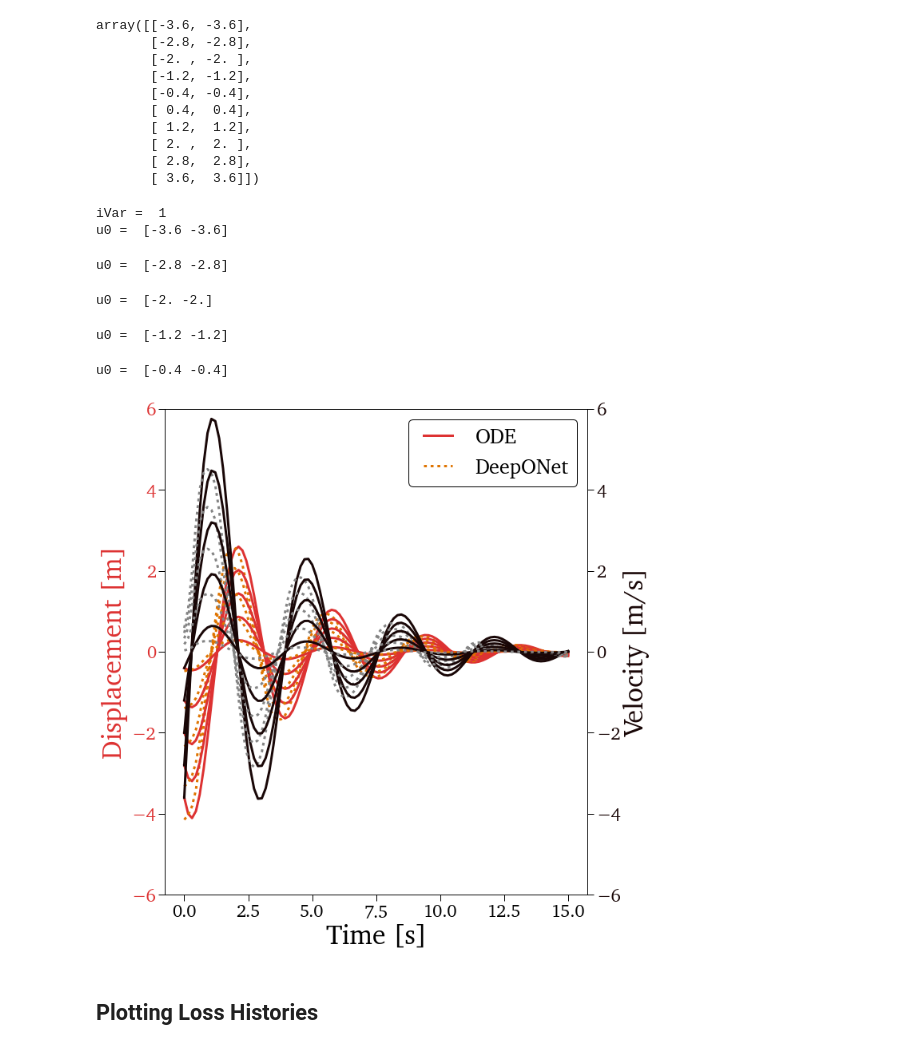
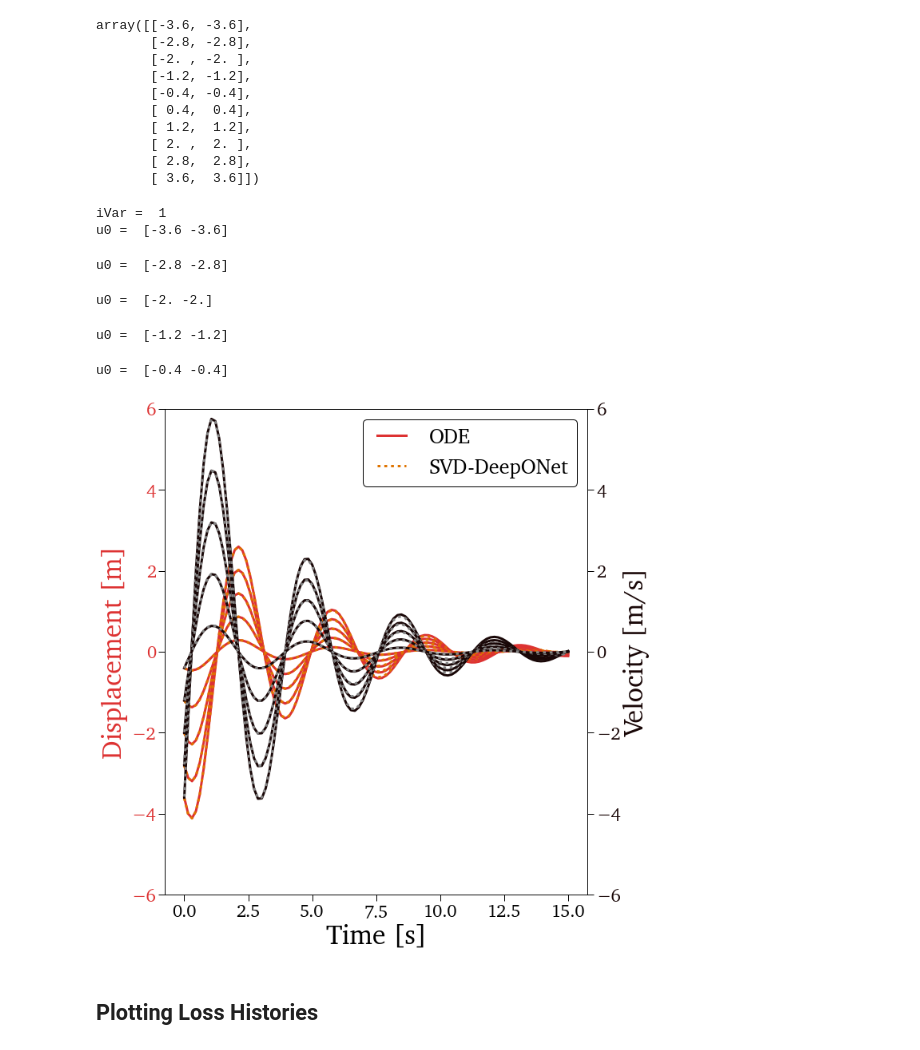
Before and after one commit to sandialabs/romnet, a Jupyter notebook: scripts/postprocessing/MassSpringDamper/DeepONet/Predict_DeepONet.ipynb, the cells around one changed output. Drawn from its saved outputs; the diff is of its cells as text; code cells hidden in the pictures.

```diff
--- a/scripts/postprocessing/MassSpringDamper/DeepONet/Predict_DeepONet.ipynb
+++ b/scripts/postprocessing/MassSpringDamper/DeepONet/Predict_DeepONet.ipynb
@@ -12,7 +12,7 @@ import time
 ### Defining WORKSPACE_PATH
 
 # WORKSPACE_PATH = os.environ['WORKSPACE_PATH']
-WORKSPACE_PATH = os.path.join(os.getcwd(), '../../../../../../'
+WORKSPACE_PATH = os.path.join(os.getcwd(), '../../../../../../')
 ROMNet_fld     = os.path.join(WORKSPACE_PATH, 'ROMNet/romnet/')
 
 ### Importing External Libraries
@@ -31,9 +31,9 @@ plt.style.use(os.path.join(WORKSPACE_PATH, 'ROMNet/romnet/extra/postprocessing/p
 #plt.style.use(os.path.join(WORKSPACE_PATH, 'ROMNet/romnet/extra/postprocessing/paper_2columns.mplstyle'))
 
 
-# from scipy.integrate import solve_ivp
-# import pyDOE
-# from PCAfold         import PCA          as PCAA
+from scipy.integrate import solve_ivp
+import pyDOE
+from PCAfold         import PCA          as PCAA
 
 
 import romnet                            as rmnt
@@ -54,8 +54,8 @@ Params = np.array([1.0, 0.5, 3.0], dtype=np.float64)
 # %% [markdown]
 ## Defining Input Data
 # %%
-path_to_run_fld = os.path.join(WORKSPACE_PATH, 'ROMNet/MSD_100Cases_All/DeepONet/Run_4/')
-FigDir          = None #os.path.join(WORKSPACE_PATH, '../Desktop/Paper_Figures_DeepONet/')
+path_to_run_fld = os.path.join(WORKSPACE_PATH, 'ROMNet/MSD_100Cases_All/DeepONet/Run_20/')
+FigDir          = os.path.join(WORKSPACE_PATH, '../Desktop/Paper_Figures_DeepONet_TEMP/')
 
 
 TrainingCases   = [0]#[0,2,4,6,8]
@@ -211,9 +211,9 @@ for iTest in [0,1,2,3,4]:
 
         if (iSim == 0):
             Label1 = 'ODE'
-            Label2 = 'DeepONet'
+            #Label2 = 'DeepONet'
             #Label2 = 'PI-DeepONet'
-            #Label2 = 'PCA-DeepONet'
+            Label2 = 'SVD-DeepONet'
             Label3 = 'DeepONet, Iterative'
         else:
             Label1 = None
@@ -262,35 +262,36 @@ for iTest in [0,1,2,3,4]:
         plt.show()
 
     iSim += 1
 
 
 ax1.set_xlabel('Time [s]', size=34)
 ax1.set_ylabel('Displacement [m]', color=ColorVec[1], size=34)
 ax1.tick_params(axis='y', labelcolor=ColorVec[1])
 ax1.set_ylim([-6.,6.])
 
 color = 'k'
 ax2.set_ylabel('Velocity [m/s]', color=ColorVec[0], size=34)  # we already handled the x-label with ax1
 ax2.tick_params(axis='y', labelcolor=ColorVec[0])
 ax2.set_ylim([-6.,6.])
 
 ax1.legend()
 
 fig.tight_layout()  # otherwise the right y-label is slightly clipped
 
 if (FigDir):
+    #plt.savefig(FigDir+'/MSD_TrainedDynamics_DeepONet.eps', format='eps', bbox_inches='tight')
     #plt.savefig(FigDir+'/MSD_TrainedDynamics_PINN.eps', format='eps', bbox_inches='tight')
-    #plt.savefig(FigDir+'/MSD_TrainedDynamics_PCA.eps', format='eps', bbox_inches='tight')
+    plt.savefig(FigDir+'/MSD_TrainedDynamics_SVD.eps', format='eps', bbox_inches='tight')
     #plt.savefig(FigDir+'/MSD_TrainedDynamics_PCA_All.eps', format='eps', bbox_inches='tight')
     pass
 # %% [output]
 iVar =  1
 u0 =  [-3.6 -3.6]
 u0 =  [-2.8 -2.8]
 u0 =  [-2. -2.]
 u0 =  [-1.2 -1.2]
 u0 =  [-0.4 -0.4]
-[figure, old version]
+[figure, new version]
 # %%
 ### EXPERIMENTING
 
```
Also changed, not shown: parts of 6 cells of this notebook, 44 other files.
